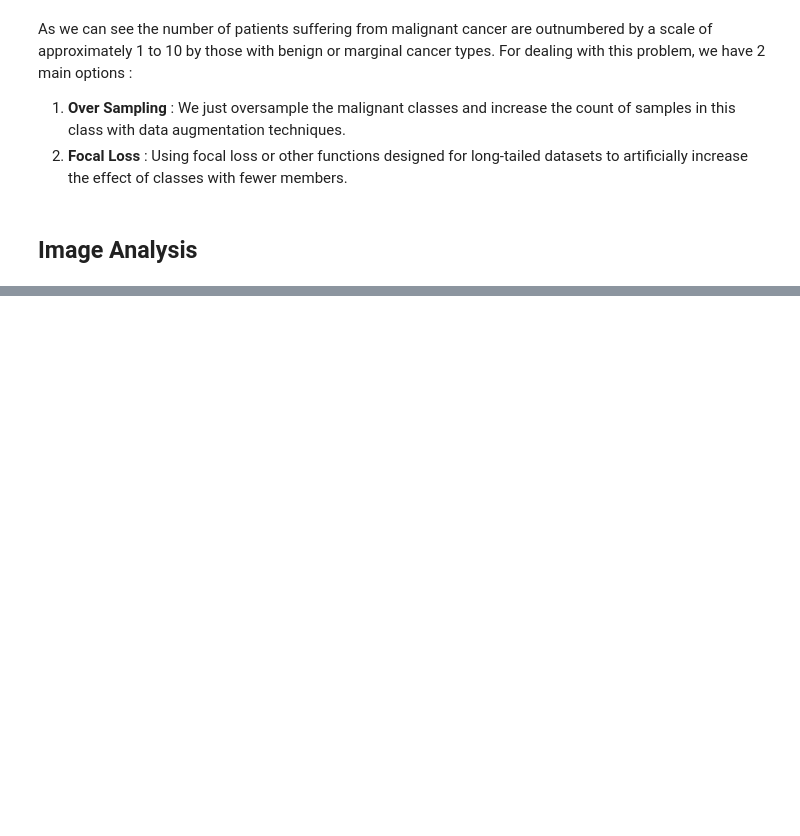
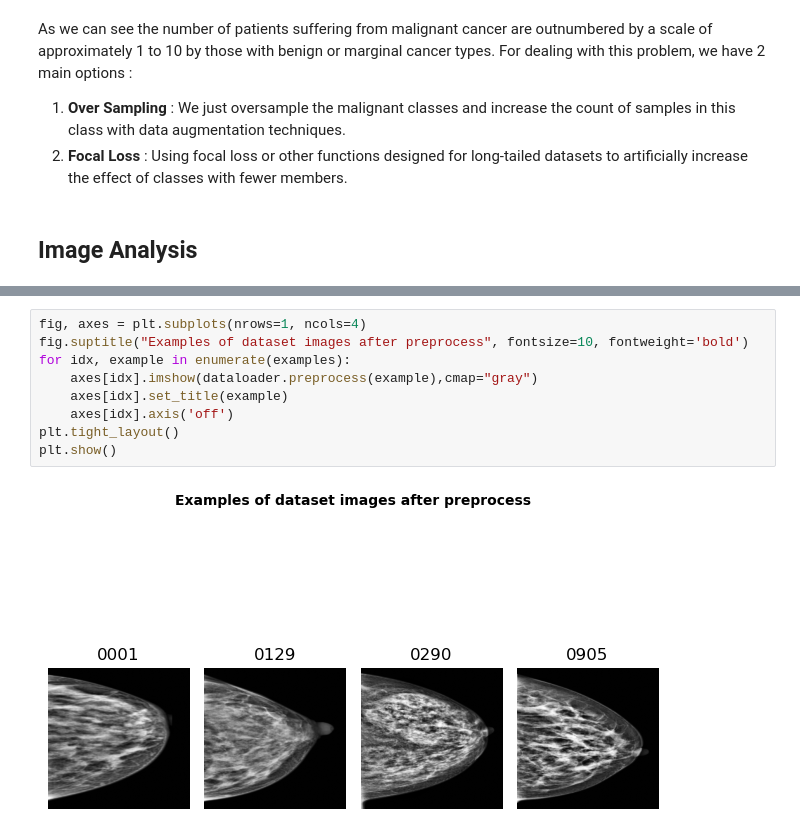
Before and after one commit to sinatb/breast-cancer-agent, a Jupyter notebook: dataset/dataset analysis.ipynb, the cells around one changed output, grey strips where cells are left out. Cells and saved outputs as stored; diff of their text form; blank space fills up the shorter version.

Commit message:
dataset-003 : Added preprocess function.

```diff
--- a/dataset/dataset analysis.ipynb
+++ b/dataset/dataset analysis.ipynb
@@ -53,0 +56,11 @@ There are some main issues with the images in this dataset that need to be delt
+# %%
+fig, axes = plt.subplots(nrows=1, ncols=4)
+fig.suptitle("Examples of dataset images after preprocess", fontsize=10, fontweight='bold')
+for idx, example in enumerate(examples):
+    axes[idx].imshow(dataloader.preprocess(example),cmap="gray")
+    axes[idx].set_title(example)
+    axes[idx].axis('off')
+plt.tight_layout()
+plt.show()
+# %% [output]
+[figure, added]
```
Also changed, not shown: parts of 3 cells of this notebook, 2 other files.
